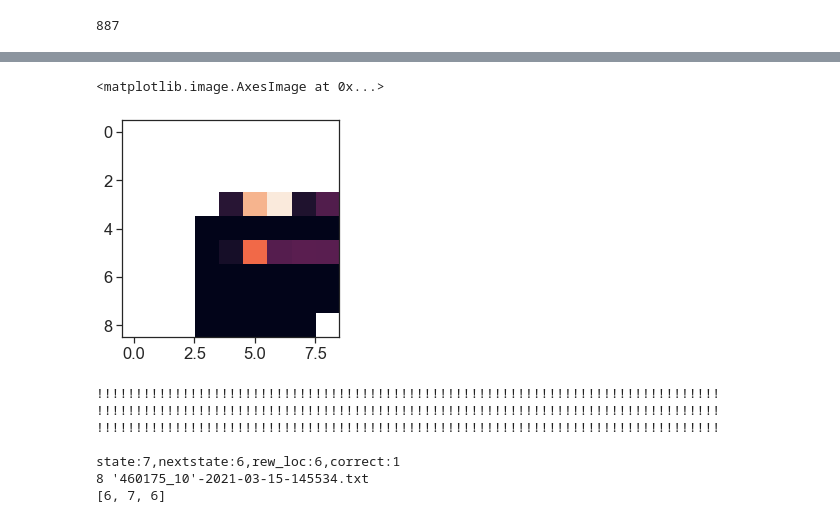
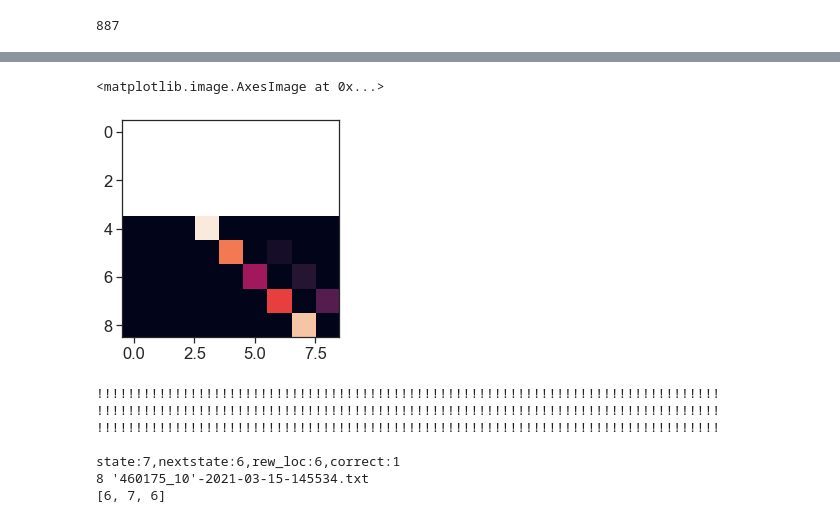
Before and after one commit to yves-weissenberger/line_loop, a Jupyter notebook: project_notebooks/line_loop/navi/model_based_analysis_new_data.ipynb, the cells around one changed output, grey strips where cells are left out. Cells and saved outputs as stored; diff of their text form; code cells hidden in the pictures.

Commit message:
working transition matrix

```diff
--- a/project_notebooks/line_loop/navi/model_based_analysis_new_data.ipynb
+++ b/project_notebooks/line_loop/navi/model_based_analysis_new_data.ipynb
@@ -231,7 +231,7 @@ Checks that I have run on this code:
 
 - Ensure that distances between states within a trial is always equal to 1
 # %%
-def get_transitions(state_seq,rew_list,forced_seq,minNrew=0,set_rew_indices=None,firstOnly=False):
+def get_transition_matrix(state_seq,rew_list,forced_seq,minNrew=0,set_rew_indices=None,firstOnly=False):
     """ This function obtains empirical counts for transitions from a given state to another
         as a function of """
     #used_states = sorted([i[1] for i in map_poke_to_state.args[0]])
@@ -239,7 +239,7 @@ def get_transitions(state_seq,rew_list,forced_seq,minNrew=0,set_rew_indices=None
     perf = np.zeros([9,9,9])
     perf_ctr = np.zeros([9,9,9])
     rew_hist = []
-    transition_mtx = np.zeros([9,9,9])
+    transition_counts = np.zeros([9,9,9])
     state_ctr = np.zeros([9,9])
     all_rew_loc = []
     for rew_ctr,(st,nd) in enumerate(zip(np.where(rew_list)[0][:-2],np.where(rew_list)[0][1:-1])):
@@ -263,13 +263,18 @@ def get_transitions(state_seq,rew_list,forced_seq,minNrew=0,set_rew_indices=None
                         if state not in has_visited:
 
                             next_state = state_seq[pk_ctr+1]
+                            if rew_loc==3:
+                                print(state,next_state)
 
-                            transition_mtx[state,next_state,rew_loc] += 1
+                            transition_counts[state,next_state,rew_loc] += 1
                             state_ctr[state,rew_loc] += 1
                             if firstOnly: has_visited.append(state)
 
+        transition_mtx = np.array([(transition_counts/state_ctr[:,None])[:,:,i]
+                           for i in range(9)])
+        state_ctr = np.array([state_ctr[:,i] for i in range(9)])
 
-    return transition_mtx, state_ctr, np.unique(all_rew_loc)
+    return transition_mtx, transition_counts, state_ctr, np.unique(all_rew_loc)
 # %%
 trial_starts
 # %% [output]
@@ -307,5 +297,4 @@ array([  4,   6,   9,  11,  18,  24,  26,  37,  44,  49,  59,  62,  65,
 # %%
-a,b,c = get_transitions(state_seq,
+a,b,c,d = get_transition_matrix(state_seq,
                 rew_list,
-                forced_seq
-                       )
+                forced_seq)
@@ -320,8 +361,8 @@ b.shape
 # %%
-plt.imshow(a[4]/b)
+plt.imshow(a[3])
 # %% [output]
 <matplotlib.image.AxesImage at 0x...>
-[figure, old version]
+[figure, new version]
 # %%
 verbose = False
 perf = 0
```
Also changed, not shown: parts of 5 cells of this notebook, 1 other file.
